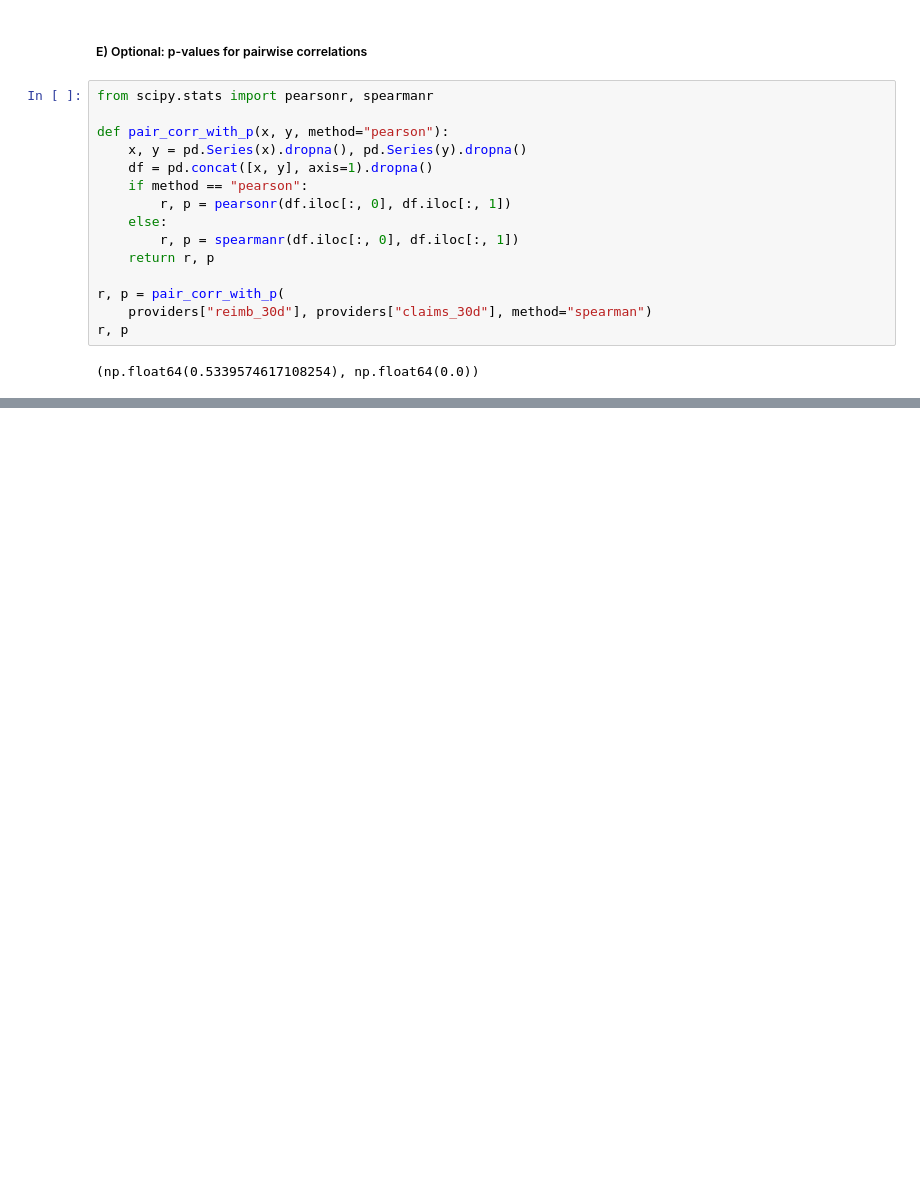
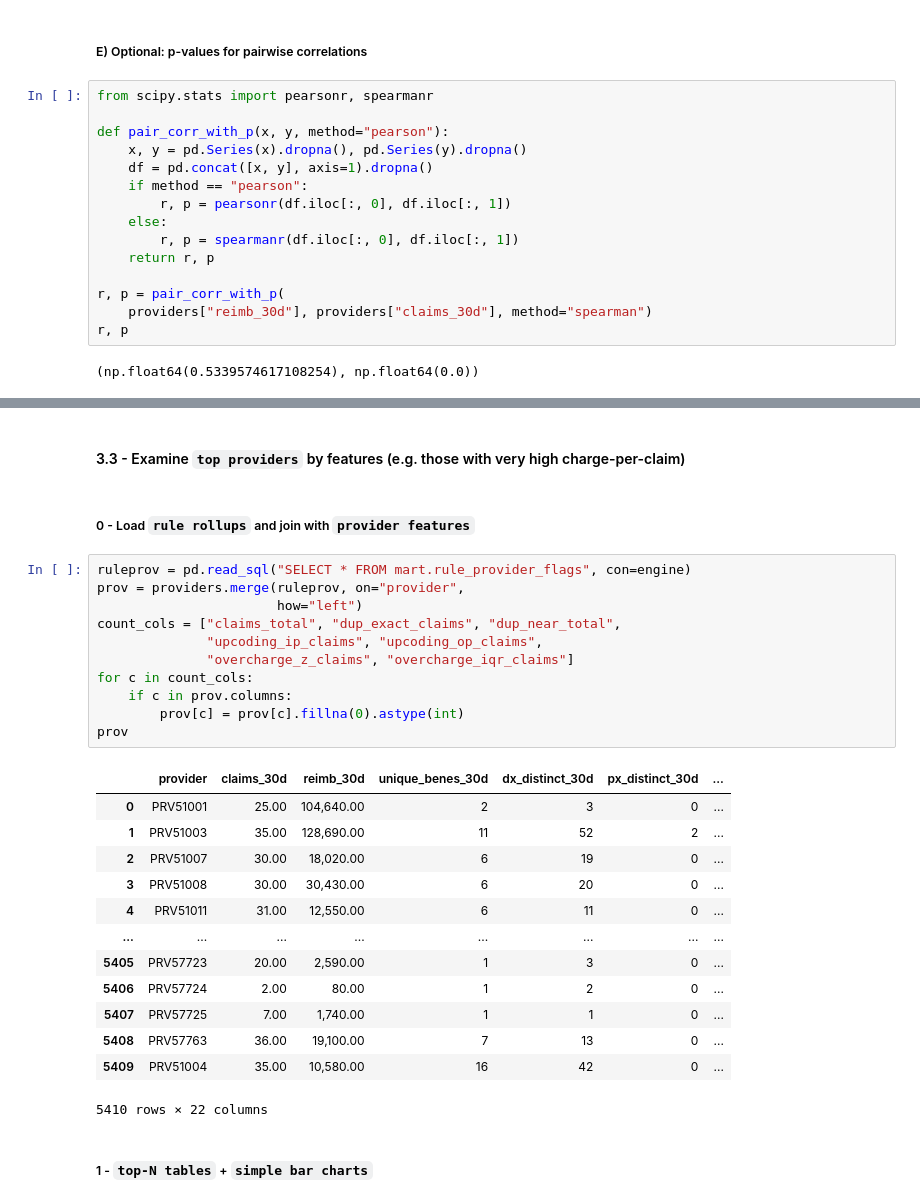
Before and after one commit to Healthcare-Fraud-Detection-System/Healthcare-Fraud-Detection-System, a Jupyter notebook: Project/3) Exploratory Analysis + Sanity Checks/3.1-3.3.ipynb, the cells around one changed output, grey strips where cells are left out. Drawn from its saved outputs; the diff is of its cells as text; blank space fills up the shorter version.

```diff
--- a/Project/3) Exploratory Analysis + Sanity Checks/3.1-3.2.ipynb
+++ b/Project/3) Exploratory Analysis + Sanity Checks/3.1-3.3.ipynb
@@ -993,0 +1163,31 @@ r, p
+# %% [markdown]
+#### 3.3 - Examine `top providers` by features (e.g. those with very high charge-per-claim)
+# %% [markdown]
+##### 0 - Load `rule rollups` and join with `provider features`
+# %%
+ruleprov = pd.read_sql("SELECT * FROM mart.rule_provider_flags", con=engine)
+prov = providers.merge(ruleprov, on="provider",
+                       how="left")
+count_cols = ["claims_total", "dup_exact_claims", "dup_near_total",
+              "upcoding_ip_claims", "upcoding_op_claims",
+              "overcharge_z_claims", "overcharge_iqr_claims"]
+for c in count_cols:
+    if c in prov.columns:
+        prov[c] = prov[c].fillna(0).astype(int)
+prov
+# %% [output]
+|  | provider | claims_30d | reimb_30d | unique_benes_30d | dx_distinct_30d | px_distinct_30d | ... |
+| 0 | PRV51001 | 25.00 | 104,640.00 | 2 | 3 | 0 | ... |
+| 1 | PRV51003 | 35.00 | 128,690.00 | 11 | 52 | 2 | ... |
+| 2 | PRV51007 | 30.00 | 18,020.00 | 6 | 19 | 0 | ... |
+| 3 | PRV51008 | 30.00 | 30,430.00 | 6 | 20 | 0 | ... |
+| 4 | PRV51011 | 31.00 | 12,550.00 | 6 | 11 | 0 | ... |
+| ... | ... | ... | ... | ... | ... | ... | ... |
+| 5405 | PRV57723 | 20.00 | 2,590.00 | 1 | 3 | 0 | ... |
+| 5406 | PRV57724 | 2.00 | 80.00 | 1 | 2 | 0 | ... |
+| 5407 | PRV57725 | 7.00 | 1,740.00 | 1 | 1 | 0 | ... |
+| 5408 | PRV57763 | 36.00 | 19,100.00 | 7 | 13 | 0 | ... |
+| 5409 | PRV51004 | 35.00 | 10,580.00 | 16 | 42 | 0 | ... |
+5410 rows × 22 columns
+# %% [markdown]
+##### 1 - `top-N tables` + `simple bar charts`
```
Also changed, not shown: parts of 22 cells of this notebook, 16 other files.
